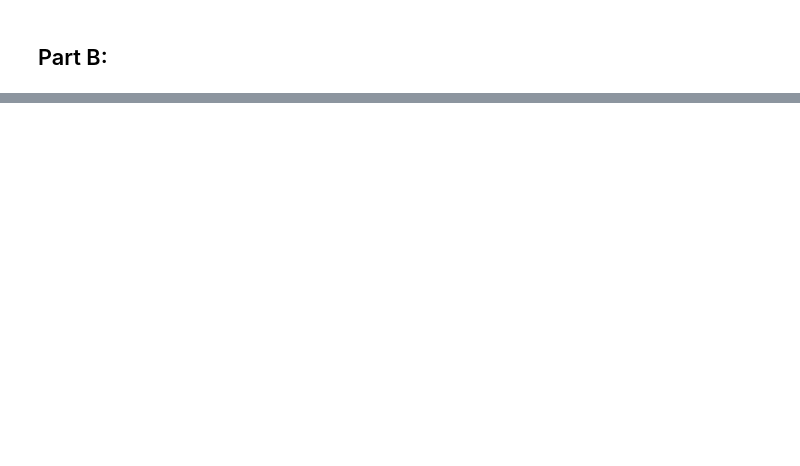
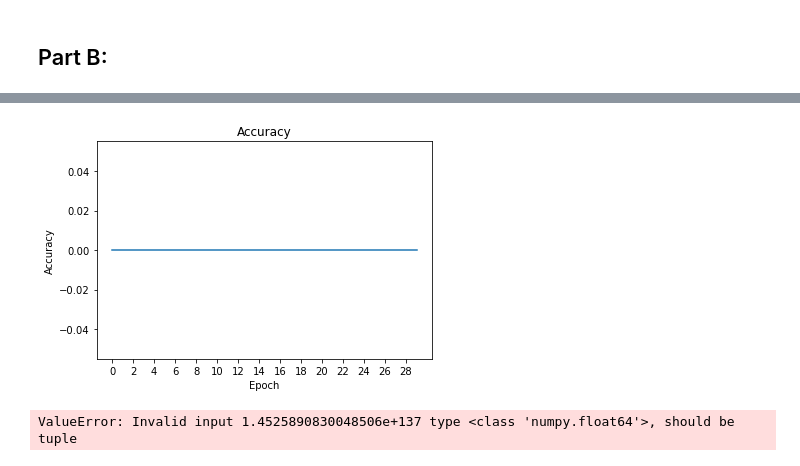
Before and after one commit to kggold4/intro-neural-computation-project-1, a Jupyter notebook: Intro-NC-Ex1.ipynb, the cells around one changed output, grey strips where cells are left out. Saved outputs shown, nothing was run; the diff lists cells and outputs as text; code cells hidden in the pictures; blank space fills up the shorter version.

```diff
--- a/Intro-NC-Ex1.ipynb
+++ b/Intro-NC-Ex1.ipynb
@@ -137,0 +200,21 @@ def step_function(data: int) -> int:
+# %%
+plt.plot(adaline_model.accuracies, label='accuracies')
+plt.xlabel('Epoch')
+plt.ylabel('Accuracy')
+plt.title('Accuracy')
+plt.xticks(np.arange(EPOCH, step=2))
+plt.show()
+# %% [output]
+[figure, added]
+# %%
+# predict for test_data_1
+test_data_1, test_label_1 = create_data(int_type=False)
+predicted = adaline_model.predict(np.array(test_data_1))
+print(f"Accuracy for test_data_1: {accuracy(test_label_1, predicted)}")
+
+# predict for test_data_2
+test_data_2, test_label_2 = create_data(int_type=False)
+predicted = adaline_model.predict(np.array(test_data_2))
+print(f"Accuracy for test_data_2: {accuracy(test_label_1, predicted)}")
+# %% [output]
+ValueError: Invalid input 1.4525890830048506e+137 type <class 'numpy.float64'>, should be tuple
```
Also changed, not shown: parts of 12 cells of this notebook.
